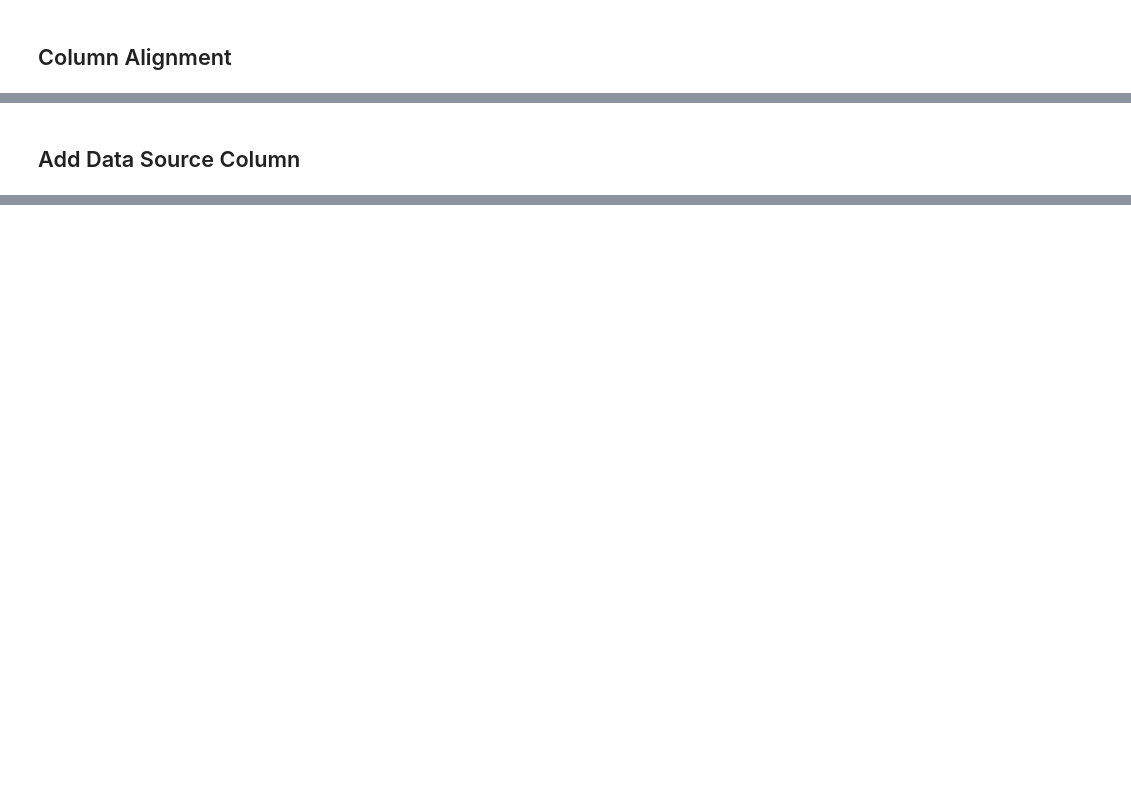
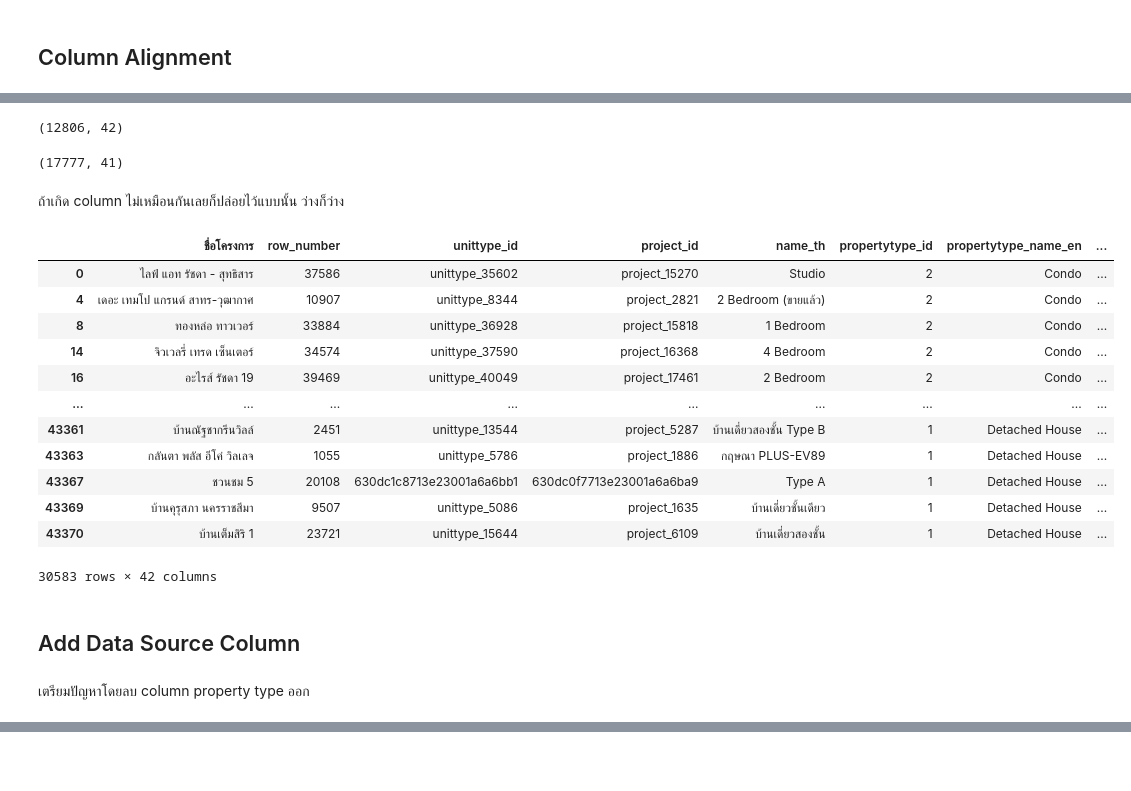
Before and after one commit to Konwalai1111/BSC_DPDM2025, a Jupyter notebook: Ch3_Data_Preprocessing.ipynb, the cells around one changed output, grey strips where cells are left out. Saved outputs shown, nothing was run; the diff lists cells and outputs as text; code cells hidden in the pictures; blank space fills up the shorter version.

```diff
--- a/Ch3_Data_Preprocessing.ipynb
+++ b/Ch3_Data_Preprocessing.ipynb
@@ -661,0 +777,16 @@ display(unit_df.head())
+# %%
+columns_titles = ['ชื่อโครงการ','row_number', 'unittype_id', 'project_id', 'name_th', 'propertytype_id',
+       'propertytype_name_en', 'propertytype_name_th_x', 'area_total_min_wa',
+       'area_usable_min', 'price_min', 'count_airconditioner',
+       'count_elevator', 'count_floor_internal', 'count_parking',
+       'count_room_bath', 'count_room_bed', 'count_room_dinning',
+       'count_room_guest', 'count_room_kitchen', 'count_room_living',
+       'count_room_maid', 'count_room_storage', 'count_room_utility',
+       'date_created', 'date_updated', 'source', 'url_unittype', 'day',
+       'propertytype_name_th_y', 'neighborhood_name_th', 'subdistrict_name_th',
+       'district_name_th', 'province_name_th',
+       'ชื่อโครงการ_map', 'propertytype_name_th_map',
+       'neighborhood_name_th_map', 'subdistrict_name_th_map',
+       'district_name_th_map', 'province_name_th_map', 'developer_name_th']
+
+condo_swap = condo.reindex(columns=columns_titles)
@@ -661,0 +814,3 @@ display(unit_df.head())
+# %%
+condo_swap['price_min_bath'] = condo_swap['price_min']*1000000
+condo_swap['price_min_bath']
@@ -662,2 +832,30 @@ display(unit_df.head())
+# %%
+condo_swap.shape
+# %% [output]
+(12806, 42)
+# %%
+house.shape
+# %% [output]
+(17777, 41)
+# %% [markdown]
+ถ้าเกิด column ไม่เหมือนกันเลยก็ปล่อยไว้แบบนั้น ว่างก็ว่าง
+# %%
+pd.concat([condo_swap,house])
+# %% [output]
+|  | ชื่อโครงการ | row_number | unittype_id | project_id | name_th | propertytype_id | propertytype_name_en | ... |
+| 0 | ไลฟ์ แอท รัชดา - สุทธิสาร | 37586 | unittype_35602 | project_15270 | Studio | 2 | Condo | ... |
+| 4 | เดอะ เทมโป แกรนด์ สาทร-วุฒากาศ | 10907 | unittype_8344 | project_2821 | 2 Bedroom (ขายแล้ว) | 2 | Condo | ... |
+| 8 | ทองหล่อ ทาวเวอร์ | 33884 | unittype_36928 | project_15818 | 1 Bedroom | 2 | Condo | ... |
+| 14 | จิวเวลรี่ เทรด เซ็นเตอร์ | 34574 | unittype_37590 | project_16368 | 4 Bedroom | 2 | Condo | ... |
+| 16 | อะไรส์ รัชดา 19 | 39469 | unittype_40049 | project_17461 | 2 Bedroom | 2 | Condo | ... |
+| ... | ... | ... | ... | ... | ... | ... | ... | ... |
+| 43361 | บ้านณัฐชากรีนวิลล์ | 2451 | unittype_13544 | project_5287 | บ้านเดี่ยวสองชั้น Type B | 1 | Detached House | ... |
+| 43363 | กลันตา พลัส อีโค่ วิลเลจ | 1055 | unittype_5786 | project_1886 | กฤษณา PLUS-EV89 | 1 | Detached House | ... |
+| 43367 | ชวนชม 5 | 20108 | 630dc1c8713e23001a6a6bb1 | 630dc0f7713e23001a6a6ba9 | Type A | 1 | Detached House | ... |
+| 43369 | บ้านคุรุสภา นครราชสีมา | 9507 | unittype_5086 | project_1635 | บ้านเดี่ยวชั้นเดียว | 1 | Detached House | ... |
+| 43370 | บ้านเต็มสิริ 1 | 23721 | unittype_15644 | project_6109 | บ้านเดี่ยวสองชั้น | 1 | Detached House | ... |
+30583 rows × 42 columns
 # %% [markdown]
 ## Add Data Source Column
+# %% [markdown]
+เตรียมปัญหาโดยลบ column property type ออก
```
Also changed, not shown: parts of 31 cells of this notebook.
